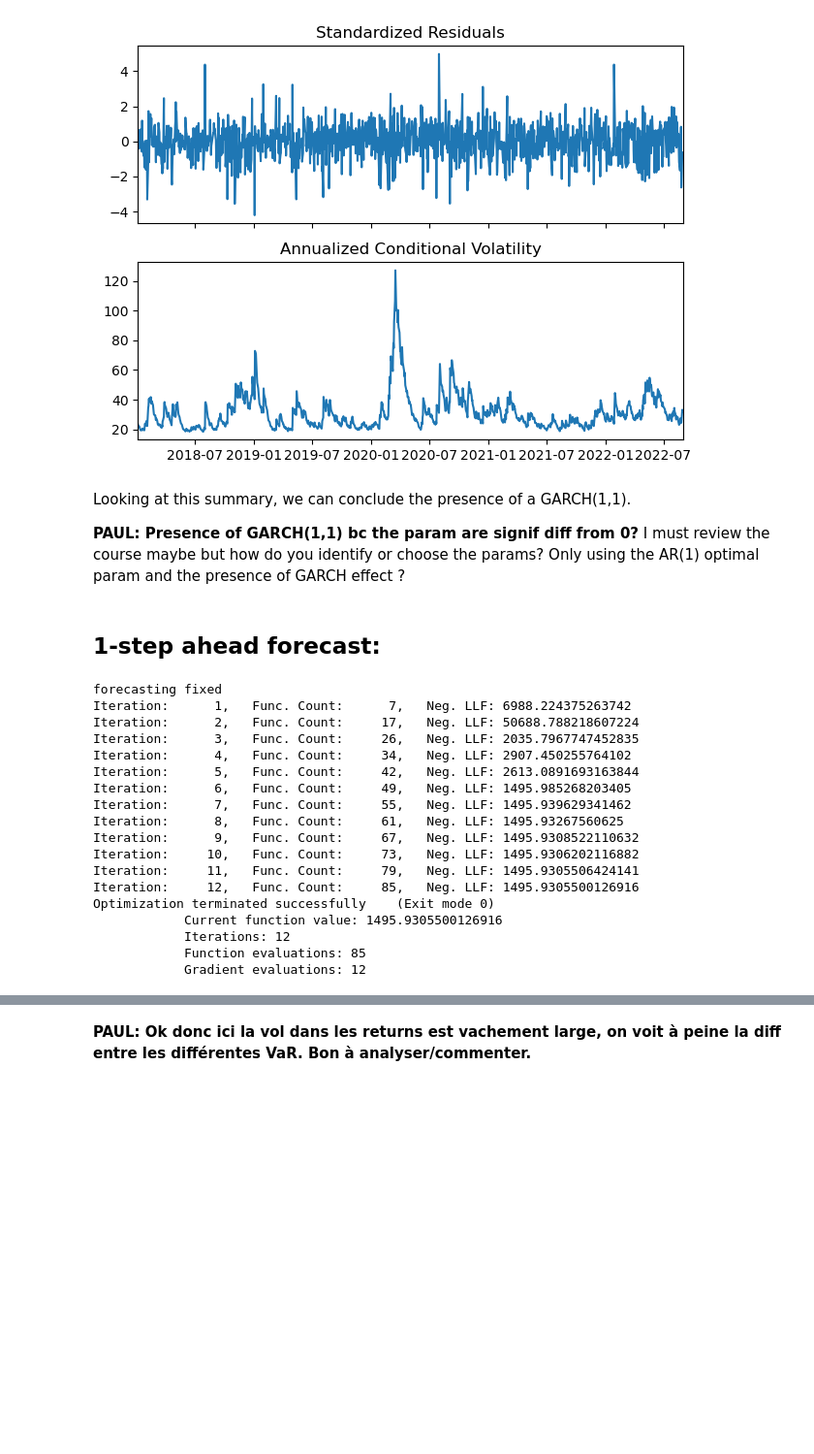
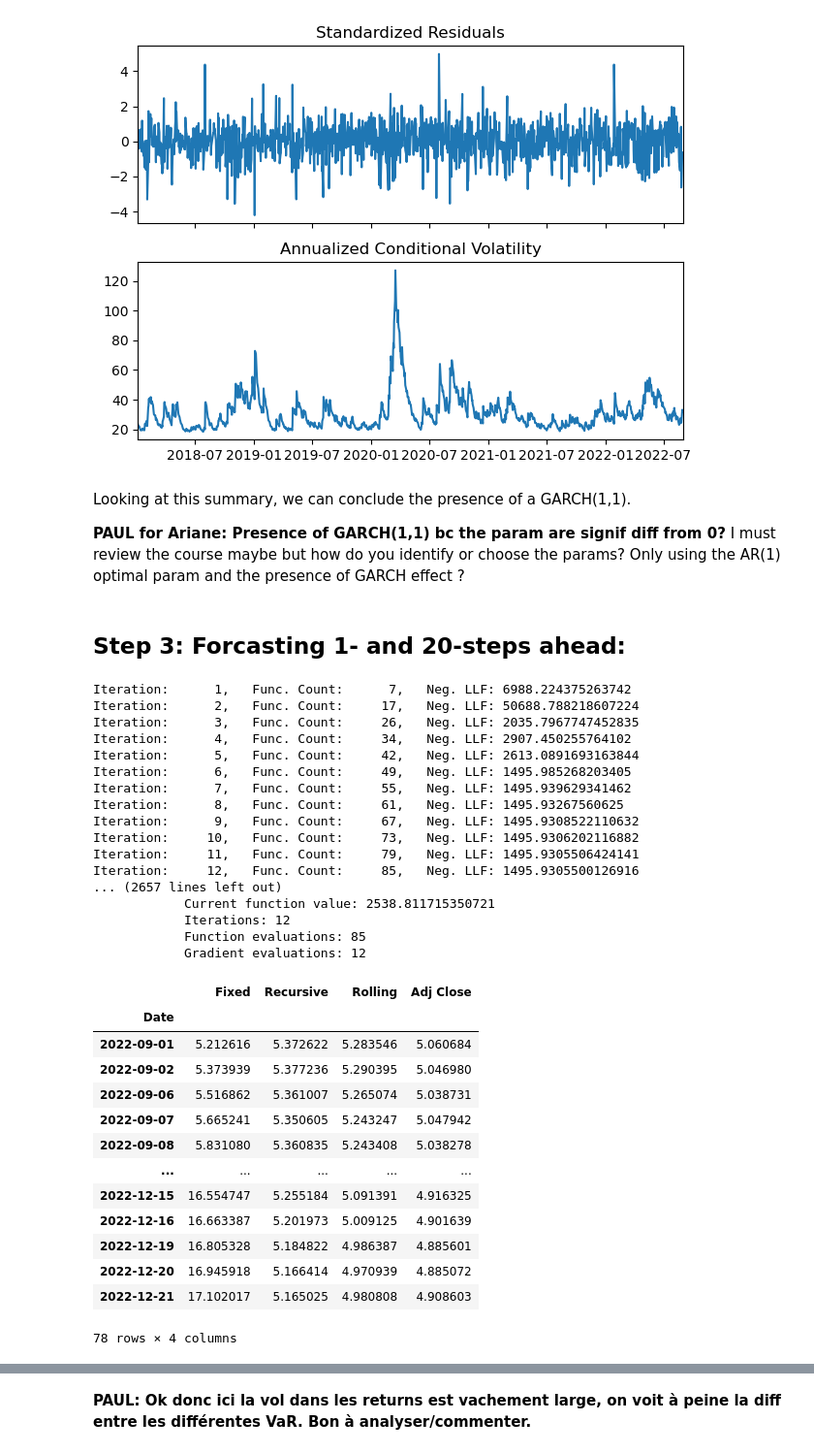
Before and after one commit to Varvoo/Free-ATS-Grinta, a Jupyter notebook: Exo 6 _ Ariane.ipynb, the cells around one changed output, grey strips where cells are left out. Shown: that part at 97% size. Saved outputs shown, nothing was run; the diff lists cells and outputs as text; code cells hidden in the pictures; blank space fills up the shorter version.

```diff
--- a/Exo 6 _ Ariane.ipynb
+++ b/Exo 6 _ Ariane.ipynb
@@ -234,7 +226,7 @@ Covariance estimator: robust
 # %% [markdown]
 Looking at this summary, we can conclude the presence of a GARCH(1,1).
 
-**PAUL: Presence of GARCH(1,1) bc the param are signif diff from 0?**
+**PAUL for Ariane: Presence of GARCH(1,1) bc the param are signif diff from 0?**
 I must review the course maybe but how do you identify or choose the params? Only using the AR(1) optimal param and the presence of GARCH effect ?
 # %% [markdown]
-## 1-step ahead forecast:
+## Step 3: Forcasting 1- and 20-steps ahead:
@@ -241,36 +293,53 @@ I must review the course maybe but how do you identify or choose the params? Onl
 # %%
-idx = df_test.index
-forecasts = []
-data_shifted = df.shift(1).loc[idx].apply(np.log)
+#===== 1-step ahead forecasts =======================
 
-# estimate all
-print('\nforecasting fixed')
-arma_model  = tsa.arima.model.ARIMA(df_train, order=(1,0,0)).fit()
-garch_res = arch_model(df_train_std,p=1, o=0, q=1, mean='AR', lags=0, dist='t').fit()
+# Adjusted close price
+obs = df.loc[df_test.index].apply(np.log)
 
-forecast_arma = arma_model.predict(n_periods=1)[0]
+# Fixed window forecast
+forecast_fixed = fixed_window(1, df_test, df).add(data_shifted.squeeze(),axis=0)
 
-forecast_garch = garch_res.forecast(horizon=1, reindex=False)
-predicted_et = forecast_garch.mean['h.1'].iloc[-1]
+# Recursive window forecast
+forecast_recursive = recursive_window(1, df_test, df).add(data_shifted.squeeze(),axis=0)
 
-prediction = forecast_arma + predicted_et
-prediction = pd.DataFrame(prediction, columns=['fixed'], index=idx).cumsum()
+# Rolling window forecast
+forecast_rolling = rolling_window(1, df_test, df).add(data_shifted.squeeze(),axis=0)
+
+# Global forecast overview by merging outputs
+list = [forecast_recursive,forecast_rolling, obs]
+forecast_overview = forecast_fixed
+for i in range(len(list)):
+    forecast_overview = pd.merge(forecast_overview,list[i], left_index=True, right_index=True)
+forecast_overview
 # %% [output]
-forecasting fixed
 Iteration:      1,   Func. Count:      7,   Neg. LLF: 6988.224375263742
 Iteration:      2,   Func. Count:     17,   Neg. LLF: 50688.788218607224
 Iteration:      3,   Func. Count:     26,   Neg. LLF: 2035.7967747452835
 Iteration:      4,   Func. Count:     34,   Neg. LLF: 2907.450255764102
 Iteration:      5,   Func. Count:     42,   Neg. LLF: 2613.0891693163844
 Iteration:      6,   Func. Count:     49,   Neg. LLF: 1495.985268203405
 Iteration:      7,   Func. Count:     55,   Neg. LLF: 1495.939629341462
 Iteration:      8,   Func. Count:     61,   Neg. LLF: 1495.93267560625
 Iteration:      9,   Func. Count:     67,   Neg. LLF: 1495.9308522110632
 Iteration:     10,   Func. Count:     73,   Neg. LLF: 1495.9306202116882
 Iteration:     11,   Func. Count:     79,   Neg. LLF: 1495.9305506424141
 Iteration:     12,   Func. Count:     85,   Neg. LLF: 1495.9305500126916
-Optimization terminated successfully    (Exit mode 0)
-            Current function value: 1495.9305500126916
+... (2657 lines left out)
+            Current function value: 2538.811715350721
             Iterations: 12
             Function evaluations: 85
             Gradient evaluations: 12
+|  | Fixed | Recursive | Rolling | Adj Close |
+| Date |  |  |  |  |
+| 2022-09-01 | 5.212616 | 5.372622 | 5.283546 | 5.060684 |
+| 2022-09-02 | 5.373939 | 5.377236 | 5.290395 | 5.046980 |
+| 2022-09-06 | 5.516862 | 5.361007 | 5.265074 | 5.038731 |
+| 2022-09-07 | 5.665241 | 5.350605 | 5.243247 | 5.047942 |
+| 2022-09-08 | 5.831080 | 5.360835 | 5.243408 | 5.038278 |
+| ... | ... | ... | ... | ... |
+| 2022-12-15 | 16.554747 | 5.255184 | 5.091391 | 4.916325 |
+| 2022-12-16 | 16.663387 | 5.201973 | 5.009125 | 4.901639 |
+| 2022-12-19 | 16.805328 | 5.184822 | 4.986387 | 4.885601 |
+| 2022-12-20 | 16.945918 | 5.166414 | 4.970939 | 4.885072 |
+| 2022-12-21 | 17.102017 | 5.165025 | 4.980808 | 4.908603 |
+78 rows × 4 columns
```
Also changed, not shown: parts of 42 cells of this notebook.
